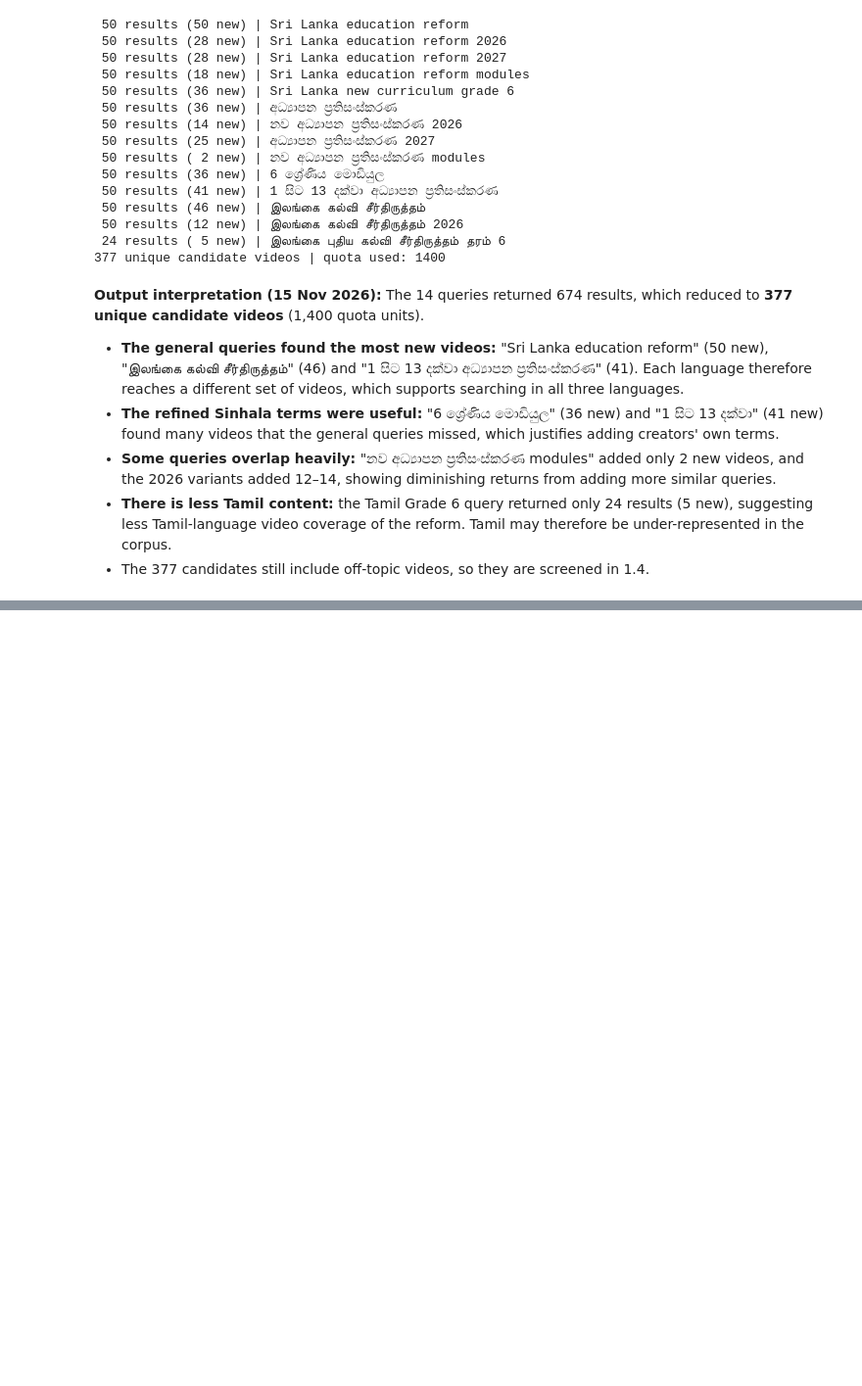
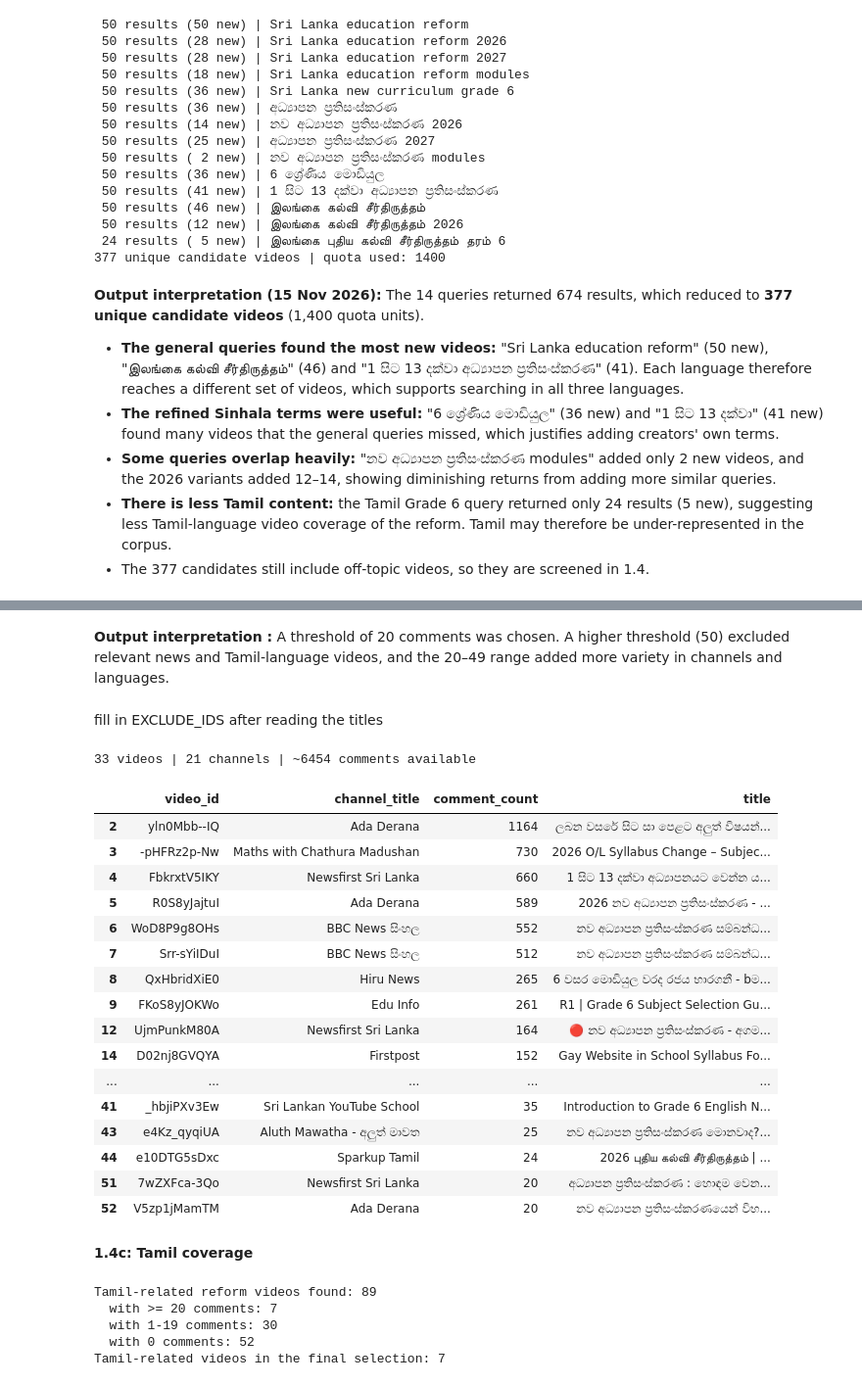
Before and after one commit to SiyumiJayawardhane/sl-edu-reform-voices, a Jupyter notebook: Solution_2410215.ipynb, the cells around one changed output, grey strips where cells are left out. Shown at 98% size. Drawn from its saved outputs; the diff is of its cells as text; code cells hidden in the pictures; blank space fills up the shorter version.

```diff
--- a/Solution_2410215.ipynb
+++ b/Solution_2410215.ipynb
@@ -214,0 +268,75 @@ print(len(found), "unique candidate videos | quota used:", QUOTA_USED)
+# %% [markdown]
+**Output interpretation :** A threshold of 20 comments was chosen. A higher threshold (50) excluded relevant news and Tamil-language videos, and the 20–49 range added more variety in channels and languages.
+# %% [markdown]
+fill in EXCLUDE_IDS after reading the titles
+# %%
+EXCLUDE_IDS = {
+    # not about Sri Lanka
+    "RCj5wfAQWok": "Malaysia education reform, not Sri Lanka",
+    "5Gl_iWzY9UY": "SAARC countries in general, not Sri Lanka-specific",
+    # subject lessons / class materials (comments about the lesson, not the reform)
+    "BpOaIFQOzJM": "Grade 6 maths lesson",
+    "fYqiOJ6cfdw": "advert for online maths classes",
+    "AKWOP4GaTFM": "Grade 6 English class promotion",
+    "uHp107rDADk": "Grade 6 module lesson (Day 1)",
+    "SqajxXyuM-E": "Grade 6 ICT subject lesson",
+    "xZ4WdYC_0qI": "Grade 6 science module lesson",
+    "gC21s_wddnw": "Grade 6 maths module lesson",
+    "fbCyhz0KSeA": "Grade 6 English module activities",
+    "o9l47fQZ6xI": "Grade 6 maths module lesson",
+    "BhQXKHDbNIs": "Grade 6 English syllabus PDF download",
+    "Fbw7Hg7s738": "Grade 6 maths module lesson",
+    # teacher exams / teacher career (comments about exams, not the reform)
+    "ZYeuMI3SQzw": "teacher-exam general knowledge quiz",
+    "ioOFm7cYB7M": "teacher-exam general knowledge quiz",
+    "R9Onitso-Ic": "teacher-exam preparation",
+    "mTKTus6XaWA": "education history for the teaching exam",
+    "oVJKFQP9G6A": "graduate teacher exam preparation",
+    "Q91XXZjywsc": "teacher promotion / EB exam system, not school reform",
+}
+
+candidates["selected"] = candidates["auto_pass"] & ~candidates["video_id"].isin(EXCLUDE_IDS)
+candidates["exclude_reason"] = candidates["video_id"].map(EXCLUDE_IDS).fillna("")
+candidates.drop(columns="text").to_csv(f"{DOCS_DIR}/candidate_videos.csv", index=False)
+
+selected = candidates[candidates["selected"]].copy()
+print(f"{len(selected)} videos | {selected['channel_title'].nunique()} channels | "
+      f"~{selected['comment_count'].sum()} comments available")
+selected[["video_id", "channel_title", "comment_count", "title"]]
+# %% [output]
+33 videos | 21 channels | ~6454 comments available
+|  | video_id | channel_title | comment_count | title |
+| 2 | yln0Mbb--IQ | Ada Derana | 1164 | ලබන වසරේ සිට සා පෙළට අලුත් විෂයන්... |
+| 3 | -pHFRz2p-Nw | Maths with Chathura Madushan | 730 | 2026 O/L Syllabus Change – Subjec... |
+| 4 | FbkrxtV5IKY | Newsfirst Sri Lanka | 660 | 1 සිට 13 දක්වා අධ්‍යාපනයට වෙන්න ය... |
+| 5 | R0S8yJajtuI | Ada Derana | 589 | 2026 නව අධ්‍යාපන ප්‍රතිසංස්කරණ - ... |
+| 6 | WoD8P9g8OHs | BBC News සිංහල | 552 | නව අධ්‍යාපන ප්‍රතිසංස්කරණ සම්බන්ධ... |
+| 7 | Srr-sYiIDuI | BBC News සිංහල | 512 | නව අධ්‍යාපන ප්‍රතිසංස්කරණ සම්බන්ධ... |
+| 8 | QxHbridXiE0 | Hiru News | 265 | 6 වසර මොඩියුල වරද රජය භාරගනී - bම... |
+| 9 | FKoS8yJOKWo | Edu Info | 261 | R1 | Grade 6 Subject Selection Gu... |
+| 12 | UjmPunkM80A | Newsfirst Sri Lanka | 164 | 🔴 නව අධ්‍යාපන ප්‍රතිසංස්කරණ - අගම... |
+| 14 | D02nj8GVQYA | Firstpost | 152 | Gay Website in School Syllabus Fo... |
+| ... | ... | ... | ... | ... |
+| 41 | _hbjiPXv3Ew | Sri Lankan YouTube School | 35 | Introduction to Grade 6 English N... |
+| 43 | e4Kz_qyqiUA | Aluth Mawatha - අලුත් මාවත | 25 | නව අධ්‍යාපන ප්‍රතිසංස්කරණ මොනවාද?... |
+| 44 | e10DTG5sDxc | Sparkup Tamil | 24 | 2026 புதிய கல்வி சீர்திருத்தம் | ... |
+| 51 | 7wZXFca-3Qo | Newsfirst Sri Lanka | 20 | අධ්‍යාපන ප්‍රතිසංස්කරණ : හොඳම වෙන... |
+| 52 | V5zp1jMamTM | Ada Derana | 20 | නව අධ්‍යාපන ප්‍රතිසංස්කරණයෙන් විභ... |
+# %% [markdown]
+**1.4c: Tamil coverage**
+# %%
+has_kw = candidates["text"].apply(lambda t: any(k in t for k in KEYWORDS))
+is_tamil = candidates["text"].str.contains(r"[\u0B80-\u0BFF]|tamil|தமிழ்")
+tamil = candidates[is_tamil & has_kw]
+
+print(f"Tamil-related reform videos found: {len(tamil)}")
+print(f"  with >= {MIN_COMMENTS} comments: {(tamil['comment_count'] >= MIN_COMMENTS).sum()}")
+print(f"  with 1-{MIN_COMMENTS - 1} comments: {tamil['comment_count'].between(1, MIN_COMMENTS - 1).sum()}")
+print(f"  with 0 comments: {(tamil['comment_count'] == 0).sum()}")
+print(f"Tamil-related videos in the final selection: {tamil['video_id'].isin(selected['video_id']).sum()}")
+# %% [output]
+Tamil-related reform videos found: 89
+  with >= 20 comments: 7
+  with 1-19 comments: 30
+  with 0 comments: 52
+Tamil-related videos in the final selection: 7
```
Also changed, not shown: parts of 5 cells of this notebook.
